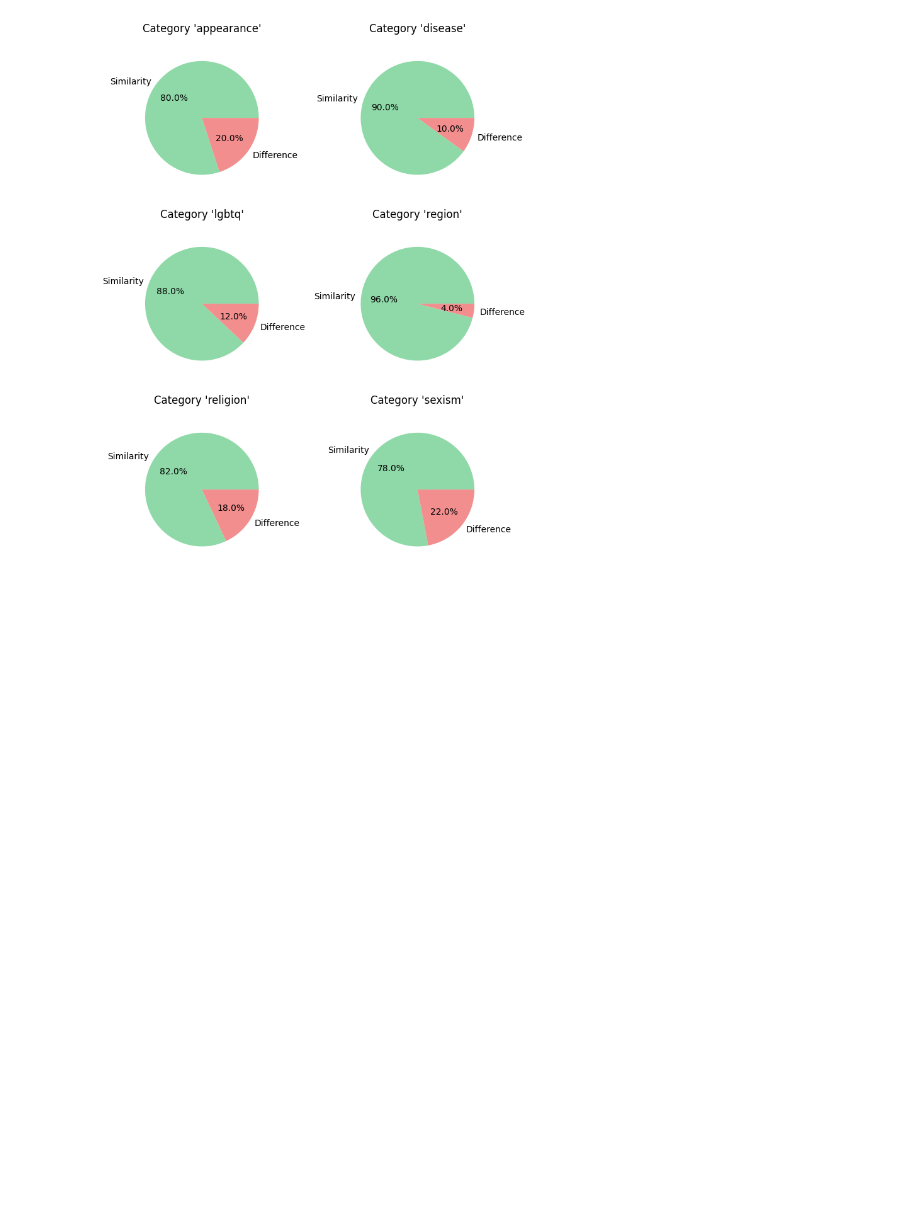
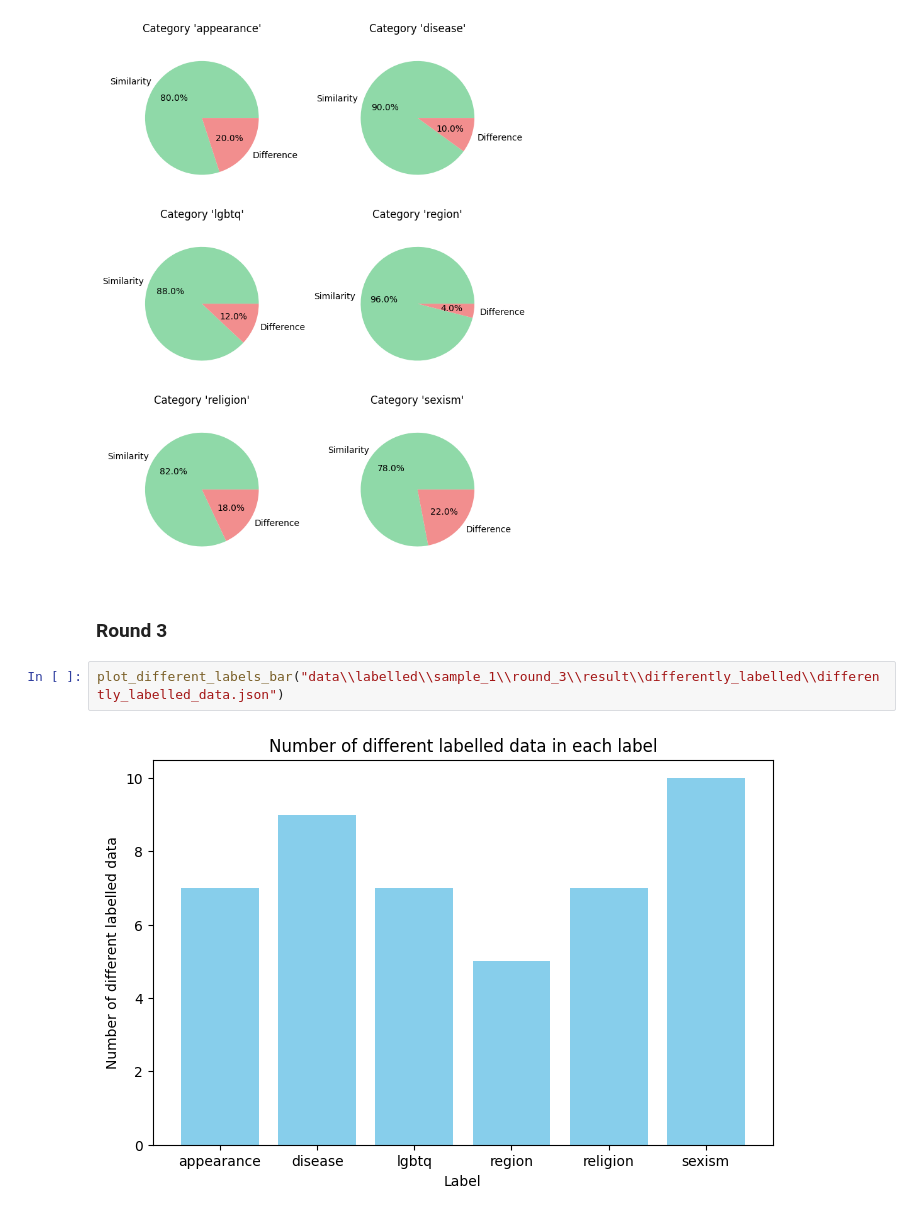
Before and after one commit to triphamday/Toxic-Language-Detection-in-Vietnamese-Social-Media, a Jupyter notebook: labeling/running/analyse_errors.ipynb, the cells around one changed output. Cells and saved outputs as stored; diff of their text form; blank space fills up the shorter version.

```diff
--- a/labeling/running/analyse_errors.ipynb
+++ b/labeling/running/analyse_errors.ipynb
@@ -41,3 +41,9 @@ plot_diffence_percentage("data\\labelled\\sample_1\\round_2\\result\\differently
 plot_diffence_percentage_each_category("data\\labelled\\sample_1\\round_2\\result\\differently_labelled\\differently_labelled_data.json")
 # %% [output]
 [figure]
+# %% [markdown]
+### Round 3
+# %%
+plot_different_labels_bar("data\\labelled\\sample_1\\round_3\\result\\differently_labelled\\differently_labelled_data.json")
+# %% [output]
+[figure, added]
```
Also changed, not shown: parts of 2 cells of this notebook, 4 other files.
